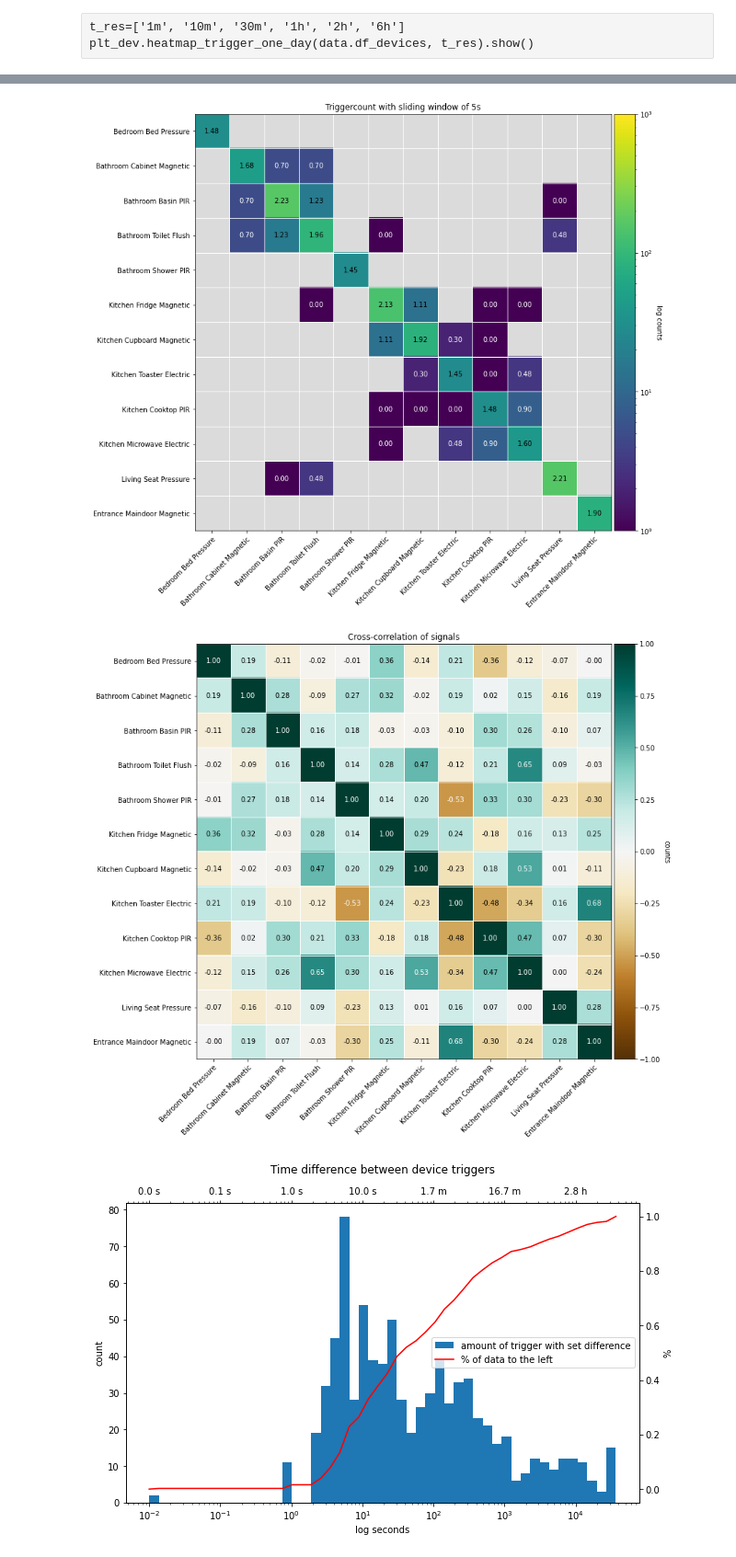
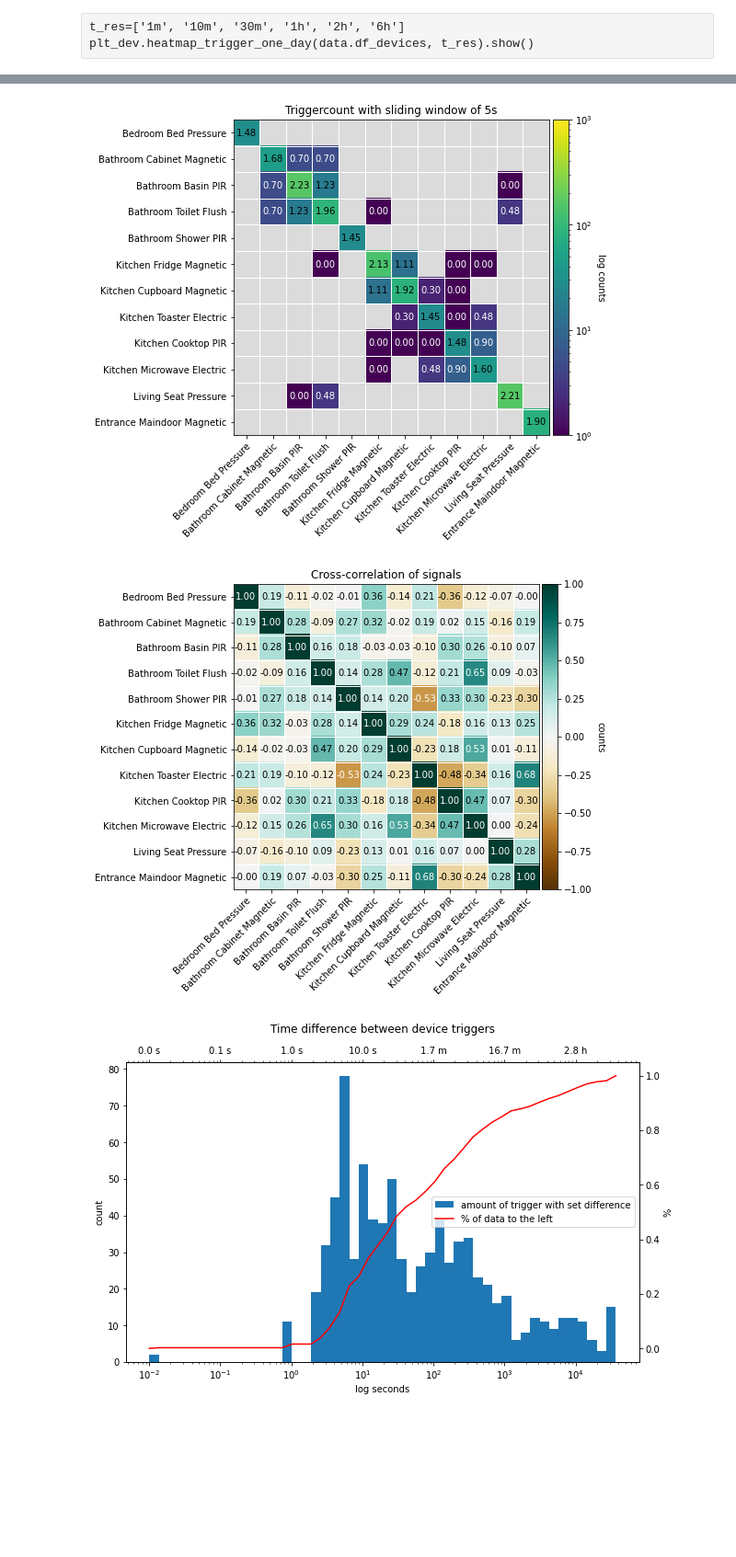
Before and after one commit to tcsvn/pyadlml, a Jupyter notebook: notebooks/datasets/uci_adl_binary_subjectA.ipynb, the cells around one changed output, grey strips where cells are left out. Shown at 92% size. Saved outputs shown, nothing was run; the diff lists cells and outputs as text; code cells hidden in the pictures; blank space fills up the shorter version.

```diff
--- a/notebooks/datasets/uci_adl_binary_subjectA.ipynb
+++ b/notebooks/datasets/uci_adl_binary_subjectA.ipynb
@@ -33,7 +33,7 @@ from pyadlml.datasets import set_data_home, fetch_uci_adl_binary
 set_data_home('/home/chris/code/adlml/data_home')
 
 subject = 'OrdonezA'
-data = fetch_uci_adl_binary(cache=True, subject=subject)
+data = fetch_uci_adl_binary(keep_original=True, cache=True, subject=subject)
 # %%
 data.df_activities.head()
 # %% [output]
@@ -209,14 +209,14 @@ t_window = '5s'
 z_scale = 'log'
 
 heatmap_trigger_time(data.df_devices, t_window=t_window,
-                     z_scale=z_scale, figsize=(12,12))
+                     z_scale=z_scale, figsize=(8,8))
 # %% [output]
-[figure, old version]
+[figure, new version]
 # %%
 from pyadlml.dataset.plot.devices import heatmap_cross_correlation
-heatmap_cross_correlation(data.df_dev_rep3.copy(), figsize=(12,12))
+heatmap_cross_correlation(data.df_dev_rep3.copy(), figsize=(8,8))
 # %% [output]
-[figure, old version]
+[figure, new version]
 # %%
 from pyadlml.dataset.plot.devices import hist_trigger_time_diff
 hist_trigger_time_diff(data.df_devices);
```
Also changed, not shown: parts of 3 cells of this notebook, 8 other files.
